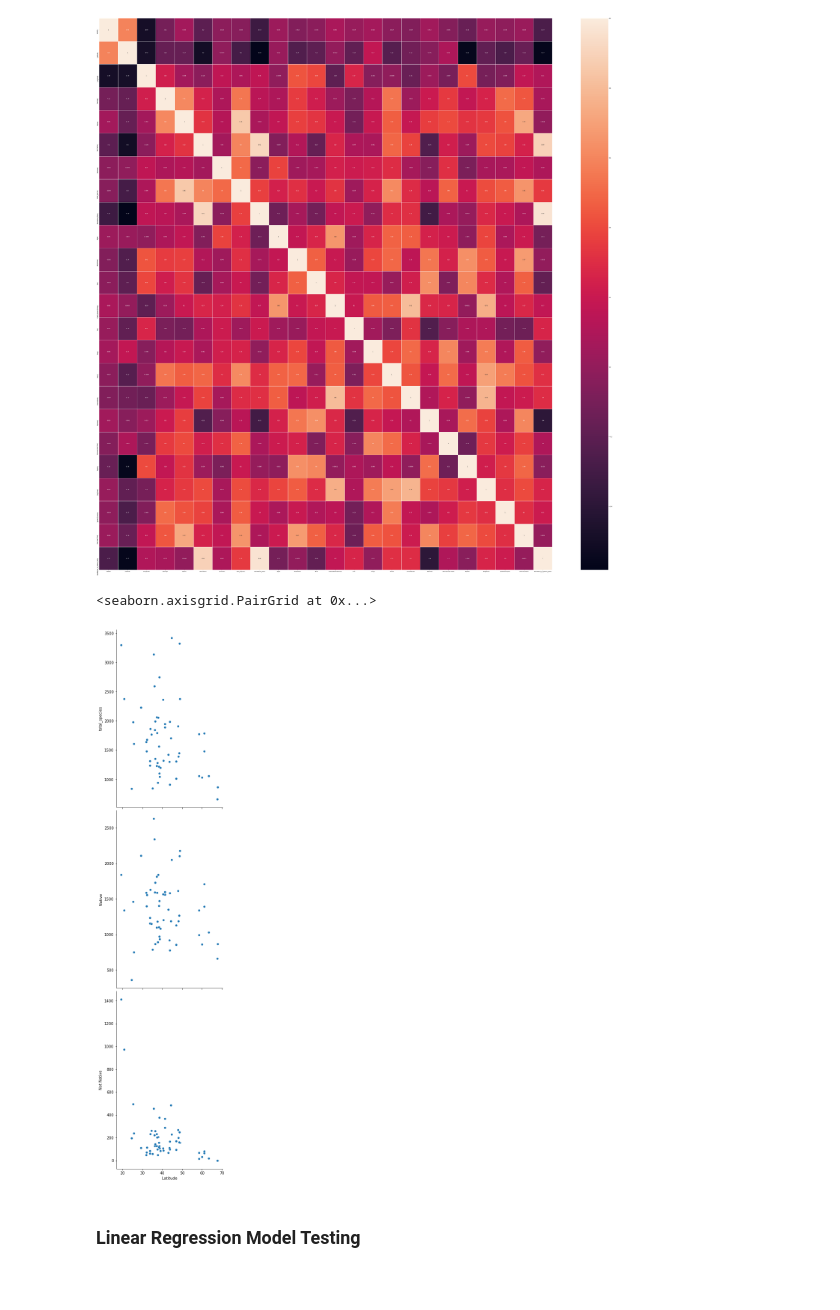
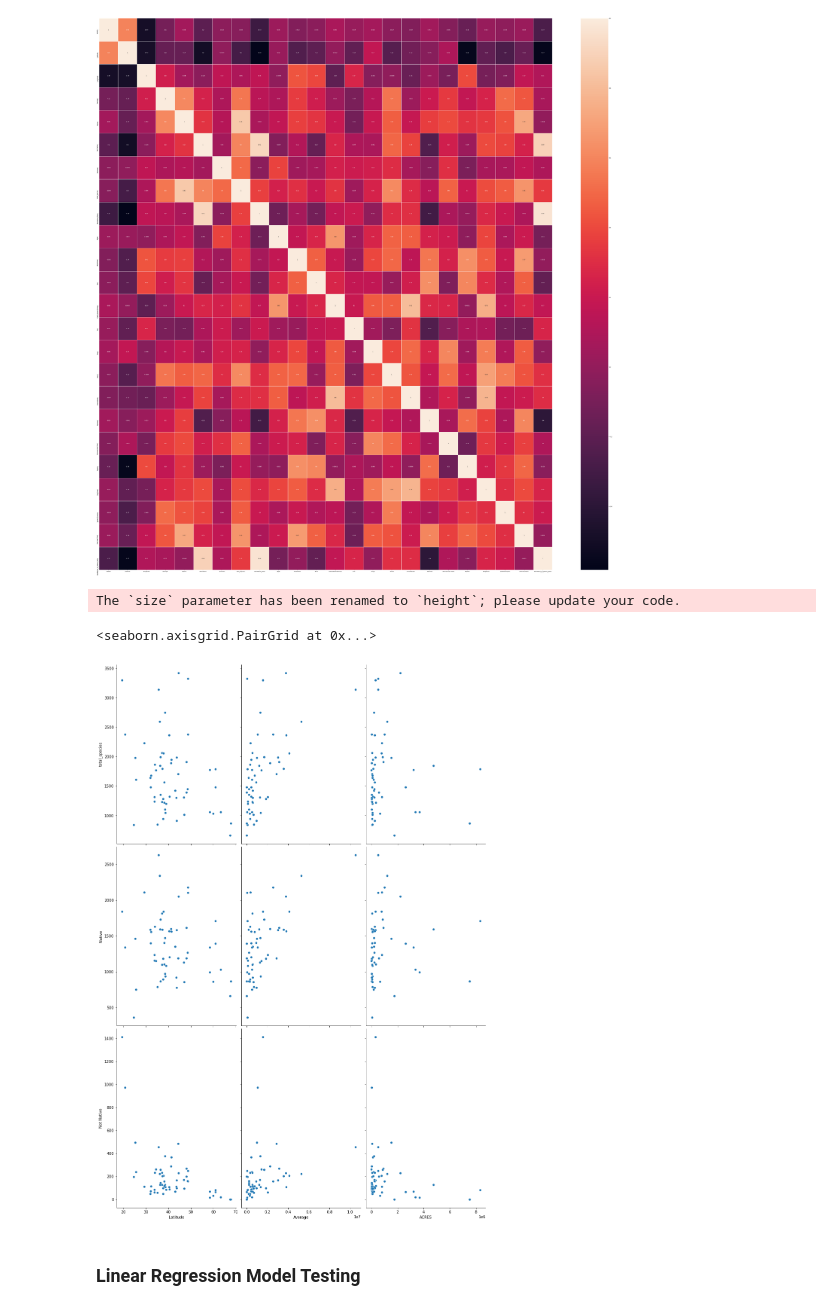
Before and after one commit to holleyvoegtle/Biodiversity_Analysis, a Jupyter notebook: machine-learning/Biodiversity_MachineLearning.ipynb, the cells around one changed output. Cells and saved outputs as stored; diff of their text form; code cells hidden in the pictures; blank space fills up the shorter version.

Commit message:
Added figures from the Jupyter Notebook. Finalized the Jupyter Notebook.

```diff
--- a/machine-learning/Biodiversity_MachineLearning.ipynb
+++ b/machine-learning/Biodiversity_MachineLearning.ipynb
@@ -86,10 +86,11 @@ sns.heatmap(biodiversity_df.corr(method='pearson'), annot=True, linewidths=.5, a
 [figure]
 # %%
 # Visualize the relationship between the features and the response using scatterplots
-sns.pairplot(biodiversity_df, x_vars=['Latitude'], y_vars=['total_species', 'Native', 'Not Native'], size=7, aspect=.7)
+sns.pairplot(biodiversity_df, x_vars=['Latitude', 'Average', 'ACRES'], y_vars=['total_species', 'Native', 'Not Native'], size=7, aspect=.7)
 # %% [output]
-<seaborn.axisgrid.PairGrid at 0x...>
+The `size` parameter has been renamed to `height`; please update your code.
+<seaborn.axisgrid.PairGrid at 0x...>
-[figure, old version]
+[figure, new version]
 # %% [markdown]
 ### Linear Regression Model Testing
 # %% [markdown]
```
Also changed, not shown: parts of 11 cells of this notebook, 6 other files.
